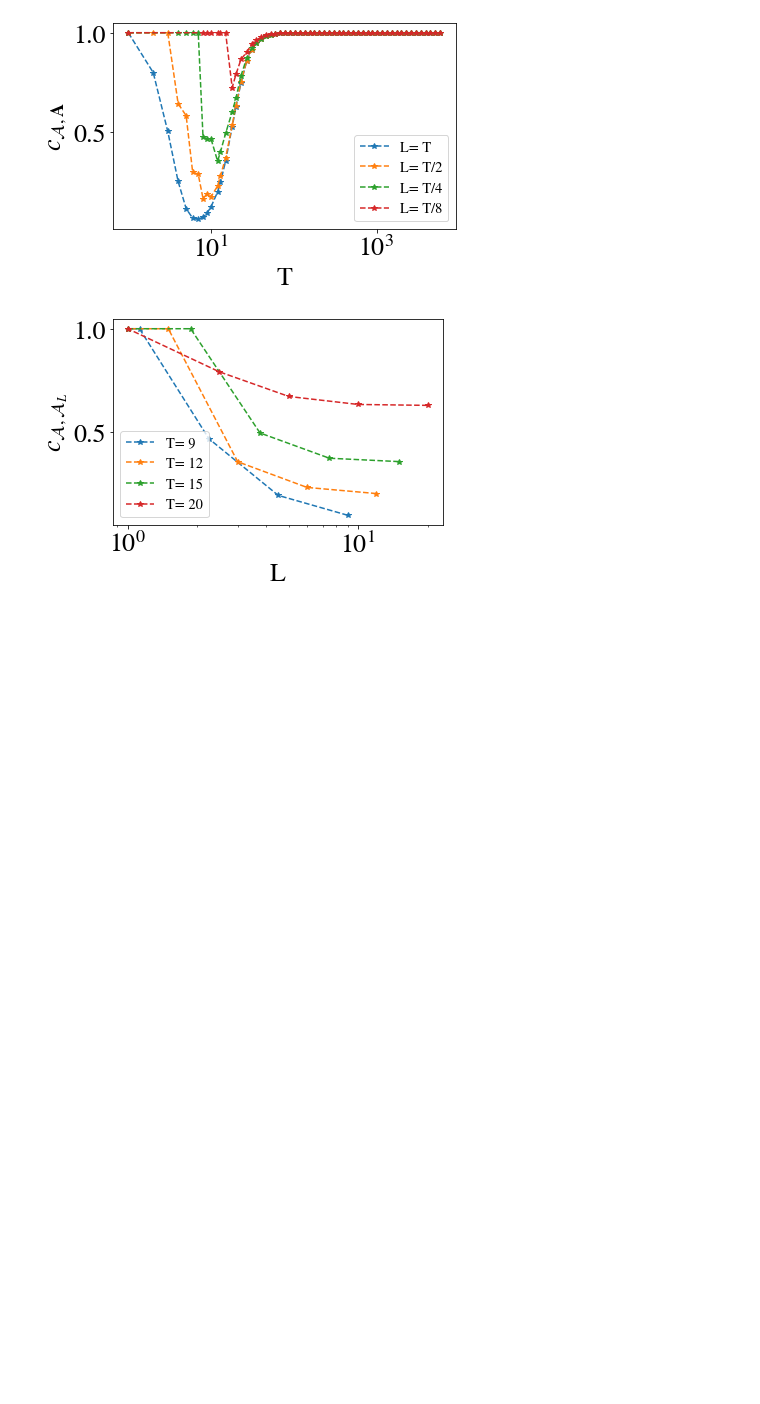
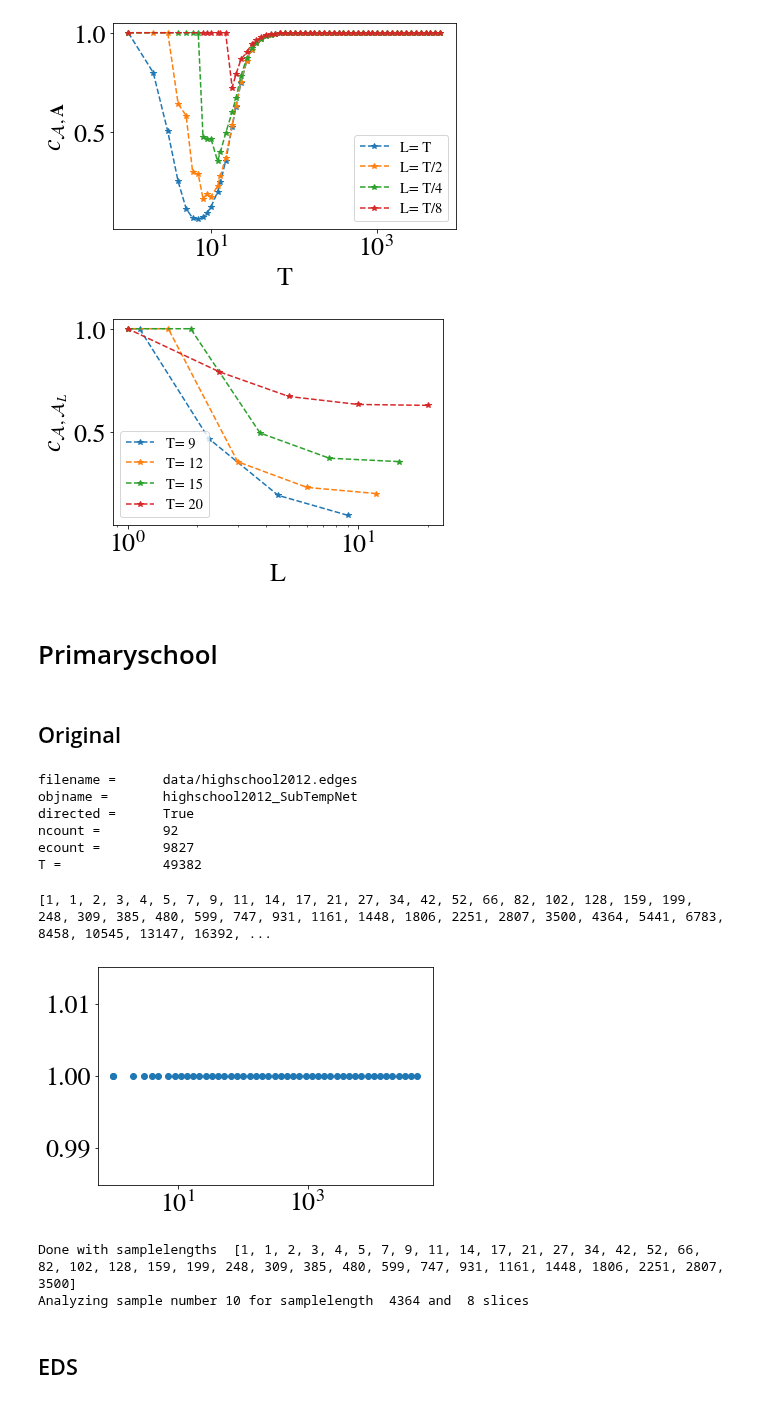
Before and after one commit to saemeon/SubTempNet, a Jupyter notebook: Simulations Empirical Temporal Networks.ipynb, the cells around one changed output. Saved outputs shown, nothing was run; the diff lists cells and outputs as text; code cells hidden in the pictures; blank space fills up the shorter version.

```diff
--- a/Simulations Empirical Temporal Networks.ipynb
+++ b/Simulations Empirical Temporal Networks.ipynb
@@ -87,3 +87,34 @@ STN.plot_cA0AL(2,4,6,8)
 [figure]
 [figure]
 [figure]
+# %% [markdown]
+# Primaryschool
+# %% [markdown]
+## Original
+# %%
+filename = "data/highschool2012.edges"
+objname= "highschool2012"
+STN = SubTempNet(filename, objname, directed= True, init = False)
+# %%
+print(STN)
+# %% [output]
+filename =      data/highschool2012.edges
+objname =       highschool2012_SubTempNet
+directed =      True
+ncount =        92
+ecount =        9827
+T =             49382
+# %%
+num = 50
+T = sorted([1]+list(set(np.logspace(np.log10(STN["T"]),np.log10(1), num, dtype = int))))
+print(T)
+plt.scatter(T, len(T)*[1])
+plt.xscale("log")
+# %% [output]
+[1, 1, 2, 3, 4, 5, 7, 9, 11, 14, 17, 21, 27, 34, 42, 52, 66, 82, 102, 128, 159, 199, 248, 309, 385, 480, 599, 747, 931, 1161, 1448, 1806, 2251, 2807, 3500, 4364, 5441, 6783, 8458, 10545, 13147, 16392, ...
+[figure, added]
+# %%
+STN.run(*T,  maxsamp = 30, minsamp = 5)
+# %% [output]
+Done with samplelengths  [1, 1, 2, 3, 4, 5, 7, 9, 11, 14, 17, 21, 27, 34, 42, 52, 66, 82, 102, 128, 159, 199, 248, 309, 385, 480, 599, 747, 931, 1161, 1448, 1806, 2251, 2807, 3500]
+Analyzing sample number 10 for samplelength  4364 and  8 slices
@@ -89,0 +128,2 @@ STN.plot_cA0AL(2,4,6,8)
+# %% [markdown]
+## EDS
```
Also changed, not shown: parts of 5 cells of this notebook.
